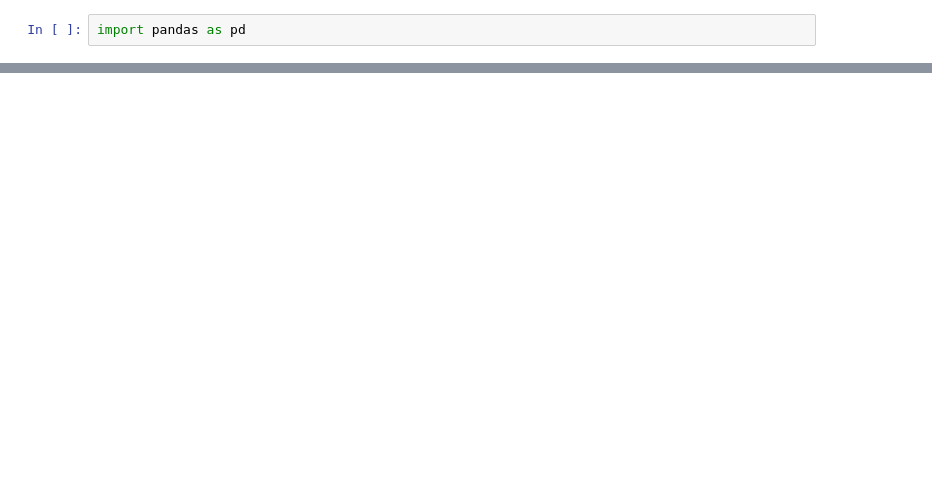
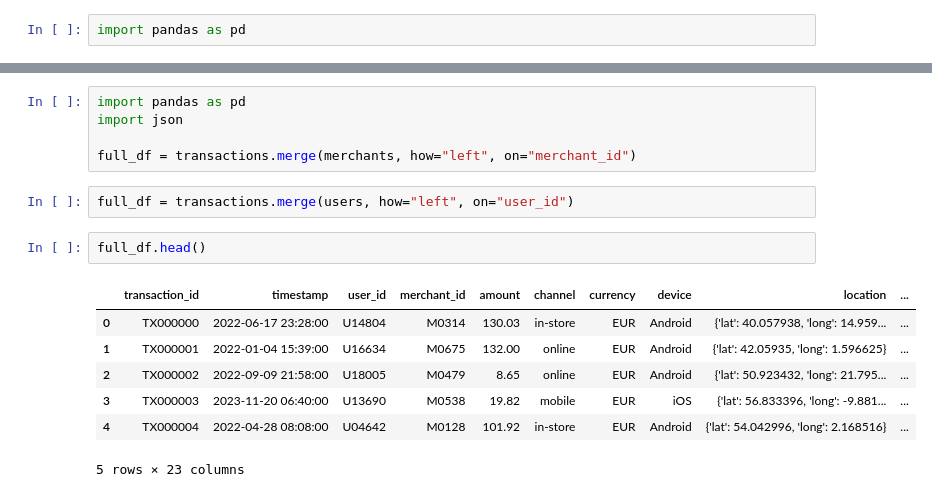
Before and after one commit to luizka00/MasterCard2025, a Jupyter notebook: Untitled.ipynb, the cells around one changed output, grey strips where cells are left out. Cells and saved outputs as stored; diff of their text form; blank space fills up the shorter version.

```diff
--- a/Untitled.ipynb
+++ b/Untitled.ipynb
@@ -56,0 +57,17 @@ df2
+# %%
+import pandas as pd
+import json
+
+full_df = transactions.merge(merchants, how="left", on="merchant_id")
+# %%
+full_df = transactions.merge(users, how="left", on="user_id")
+# %%
+full_df.head()
+# %% [output]
+|  | transaction_id | timestamp | user_id | merchant_id | amount | channel | currency | device | location | ... |
+| 0 | TX000000 | 2022-06-17 23:28:00 | U14804 | M0314 | 130.03 | in-store | EUR | Android | {'lat': 40.057938, 'long': 14.959... | ... |
+| 1 | TX000001 | 2022-01-04 15:39:00 | U16634 | M0675 | 132.00 | online | EUR | Android | {'lat': 42.05935, 'long': 1.596625} | ... |
+| 2 | TX000002 | 2022-09-09 21:58:00 | U18005 | M0479 | 8.65 | online | EUR | Android | {'lat': 50.923432, 'long': 21.795... | ... |
+| 3 | TX000003 | 2023-11-20 06:40:00 | U13690 | M0538 | 19.82 | mobile | EUR | iOS | {'lat': 56.833396, 'long': -9.881... | ... |
+| 4 | TX000004 | 2022-04-28 08:08:00 | U04642 | M0128 | 101.92 | in-store | EUR | Android | {'lat': 54.042996, 'long': 2.168516} | ... |
+5 rows × 23 columns
```
Also changed, not shown: parts of 11 cells of this notebook.
